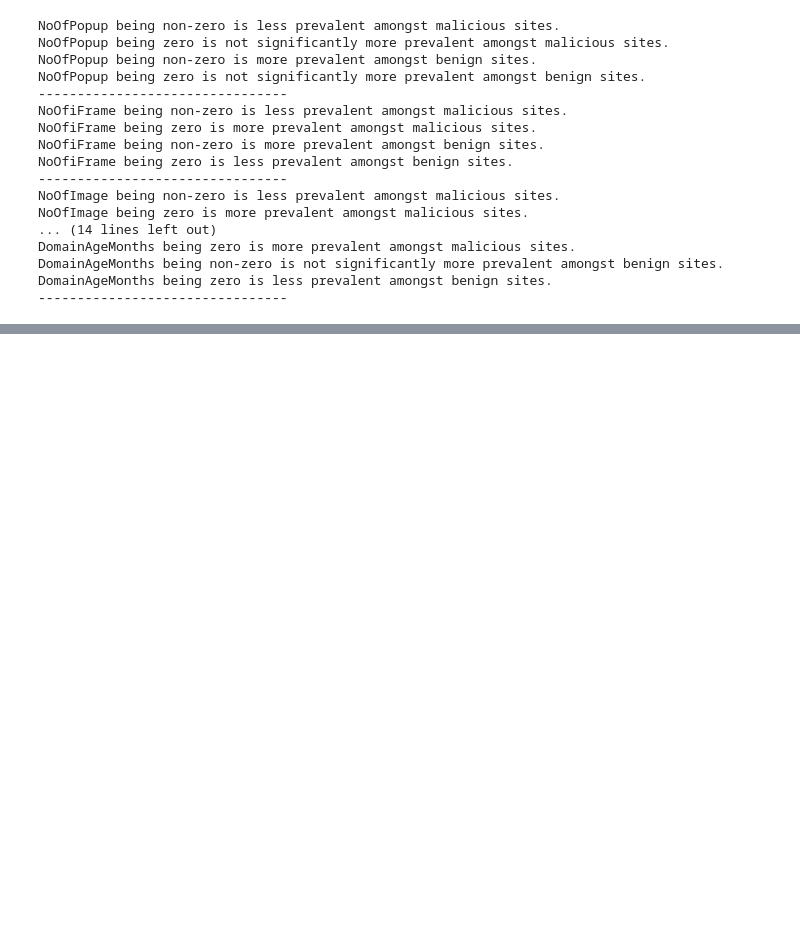
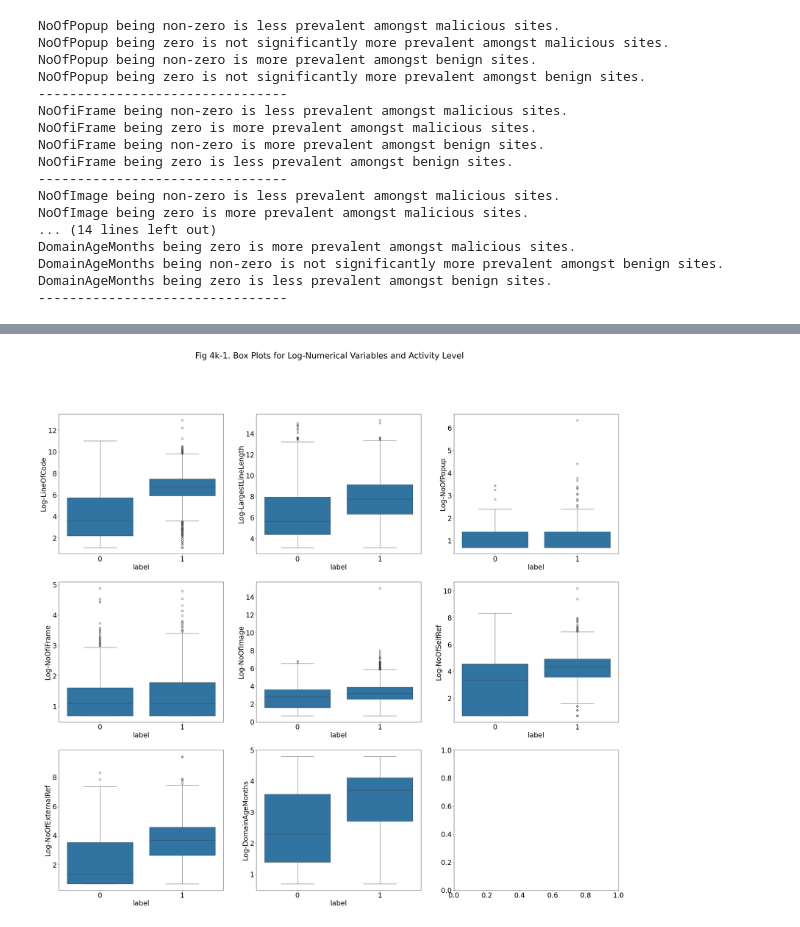
Before and after one commit to yhcchan/aiap22-colin-chan-yip-hang-961g, a Jupyter notebook: eda.ipynb, the cells around one changed output, grey strips where cells are left out. Drawn from its saved outputs; the diff is of its cells as text; code cells hidden in the pictures; blank space fills up the shorter version.

```diff
--- a/eda.ipynb
+++ b/eda.ipynb
@@ -1173,0 +1218,19 @@ DomainAgeMonths being zero is less prevalent amongst benign sites.
+# %%
+# Boxplots
+
+fig, ax = plt.subplots(3, 3, figsize=(35, 30))
+row = col = 0
+for n, i in enumerate(num_cols):
+    if (n % 3 == 0) and (n > 0):
+        row += 1
+        col = 0
+    df_nonzero = df[df[i] != 0].copy()
+    df_nonzero[i] = np.log1p(df_nonzero[i])
+    sns.boxplot(x="label", y=i, data=df_nonzero, ax=ax[row, col])
+    ax[row, col].set_ylabel(f"Log-{i}")
+    col += 1
+
+plt.suptitle("Fig 4k-1. Box Plots for Log-Numerical Variables and Activity Level")
+plt.show()
+# %% [output]
+[figure, added]
```
Also changed, not shown: parts of 23 cells of this notebook.
